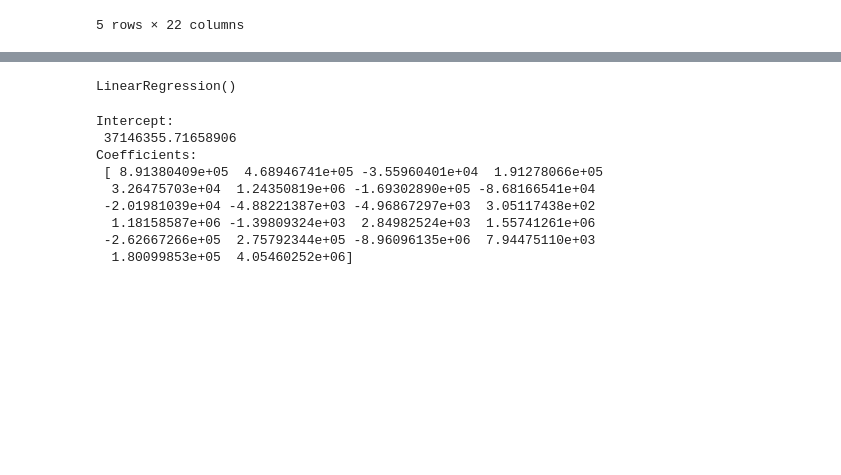
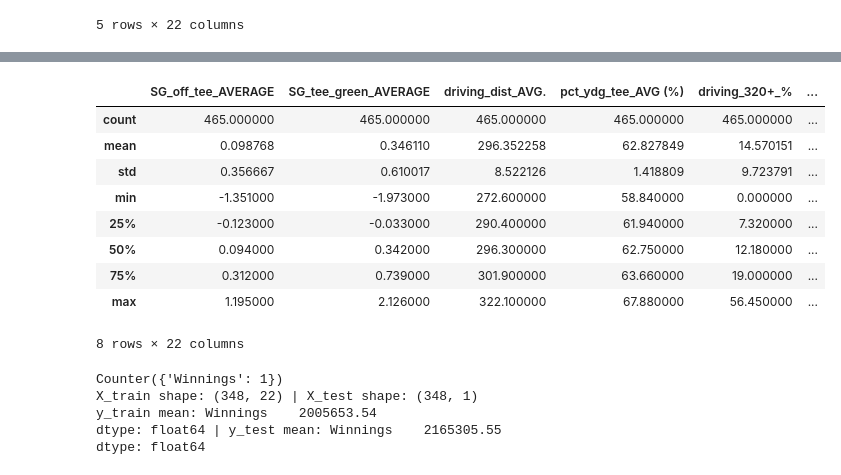
Before and after one commit to joelapsansky/red-team, a Jupyter notebook: supervised_learning.ipynb, the cells around one changed output, grey strips where cells are left out. Drawn from its saved outputs; the diff is of its cells as text; code cells hidden in the pictures; blank space fills up the shorter version.

```diff
--- a/supervised_learning.ipynb
+++ b/supervised_learning.ipynb
@@ -22,6 +26,7 @@ sql = "select * from pga_stats"
 pga_df = pd.read_sql(sql, connection)
 # %%
 # Show df
+pga_df = pga_df.rename(columns={"money_MONEY":"Winnings"})
 pga_df
 # %% [output]
 |  | SG_off_tee_AVERAGE | SG_tee_green_AVERAGE | driving_dist_AVG. | pct_ydg_tee_AVG (%) | driving_320+_% | ... |
@@ -59,24 +100,26 @@ array([5443091, 3556232, 1782342, 1482028,  164271], dtype=int64)
+# %%
+# See stats
+X.describe()
+# %% [output]
+|  | SG_off_tee_AVERAGE | SG_tee_green_AVERAGE | driving_dist_AVG. | pct_ydg_tee_AVG (%) | driving_320+_% | ... |
+| count | 465.000000 | 465.000000 | 465.000000 | 465.000000 | 465.000000 | ... |
+| mean | 0.098768 | 0.346110 | 296.352258 | 62.827849 | 14.570151 | ... |
+| std | 0.356667 | 0.610017 | 8.522126 | 1.418809 | 9.723791 | ... |
+| min | -1.351000 | -1.973000 | 272.600000 | 58.840000 | 0.000000 | ... |
+| 25% | -0.123000 | -0.033000 | 290.400000 | 61.940000 | 7.320000 | ... |
+| 50% | 0.094000 | 0.342000 | 296.300000 | 62.750000 | 12.180000 | ... |
+| 75% | 0.312000 | 0.739000 | 301.900000 | 63.660000 | 19.000000 | ... |
+| max | 1.195000 | 2.126000 | 322.100000 | 67.880000 | 56.450000 | ... |
+8 rows × 22 columns
 # %%
-#Split Data into testing and training
-X_train, X_test, y_train, y_test = train_test_split(X, y, random_state=78)
+# Split Data into testing and training
+X_train, X_test, y_train, y_test = train_test_split(X, y)
+print(Counter(y_train))
+print("X_train shape:", X_train.shape, "| X_test shape:", y_train.shape)
+print("y_train mean:", round(np.mean(y_train),2), "| y_test mean:", round(np.mean(y_test),2))
+# %% [output]
+Counter({'Winnings': 1})
+X_train shape: (348, 22) | X_test shape: (348, 1)
+y_train mean: Winnings    2005653.54
+dtype: float64 | y_test mean: Winnings    2165305.55
+dtype: float64
-# %%
-#call Linear Regression model
-regr = linear_model.LinearRegression()
-
-## train data to model
-regr.fit(X_train, y_train)
-# %% [output]
-LinearRegression()
-# %%
-print('Intercept: \n', model.intercept_)
-print('Coefficients: \n', model.coef_)
-# %% [output]
-Intercept:
- 37146355.71658906
-Coefficients:
- [ 8.91380409e+05  4.68946741e+05 -3.55960401e+04  1.91278066e+05
-  3.26475703e+04  1.24350819e+06 -1.69302890e+05 -8.68166541e+04
- -2.01981039e+04 -4.88221387e+03 -4.96867297e+03  3.05117438e+02
-  1.18158587e+06 -1.39809324e+03  2.84982524e+03  1.55741261e+06
- -2.62667266e+05  2.75792344e+05 -8.96096135e+06  7.94475110e+03
-  1.80099853e+05  4.05460252e+06]
```
Also changed, not shown: parts of 10 cells of this notebook, 1 other file.
